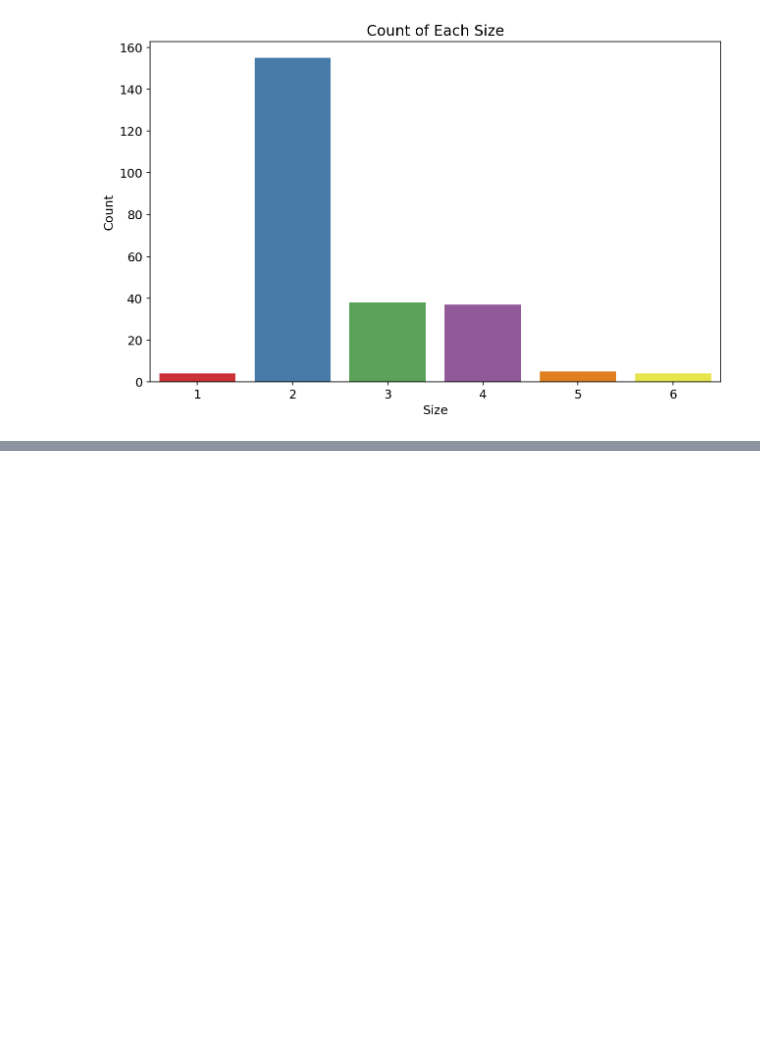
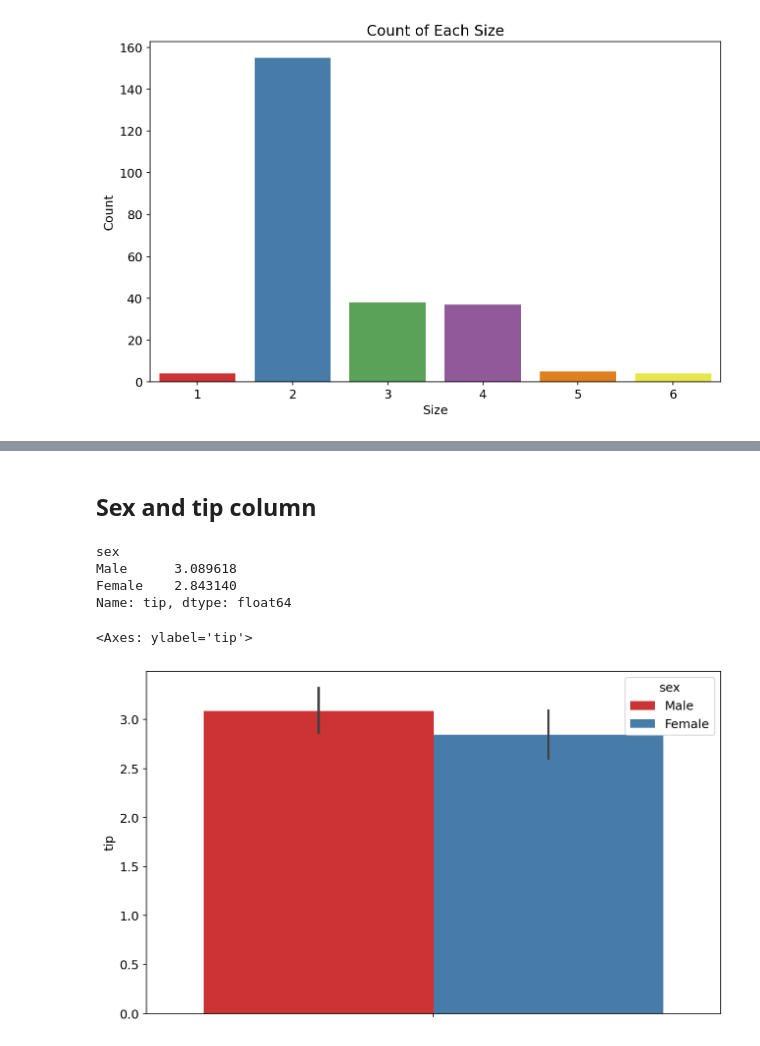
Before and after one commit to Jawad-Muzafar/EDA, a Jupyter notebook: Tips/eda.ipynb, the cells around one changed output, grey strips where cells are left out. Cells and saved outputs as stored; diff of their text form; code cells hidden in the pictures; blank space fills up the shorter version.

```diff
--- a/Tips/eda.ipynb
+++ b/Tips/eda.ipynb
@@ -427,0 +458,14 @@ plt.show()
+# %% [markdown]
+## **Sex and tip column**
+# %%
+df.groupby('sex')['tip'].mean()
+# %% [output]
+sex
+Male      3.089618
+Female    2.843140
+Name: tip, dtype: float64
+# %%
+sns.barplot(y='tip',hue='sex',data=df,palette='Set1')
+# %% [output]
+<Axes: ylabel='tip'>
+[figure, added]
```
Also changed, not shown: parts of 46 cells of this notebook.
